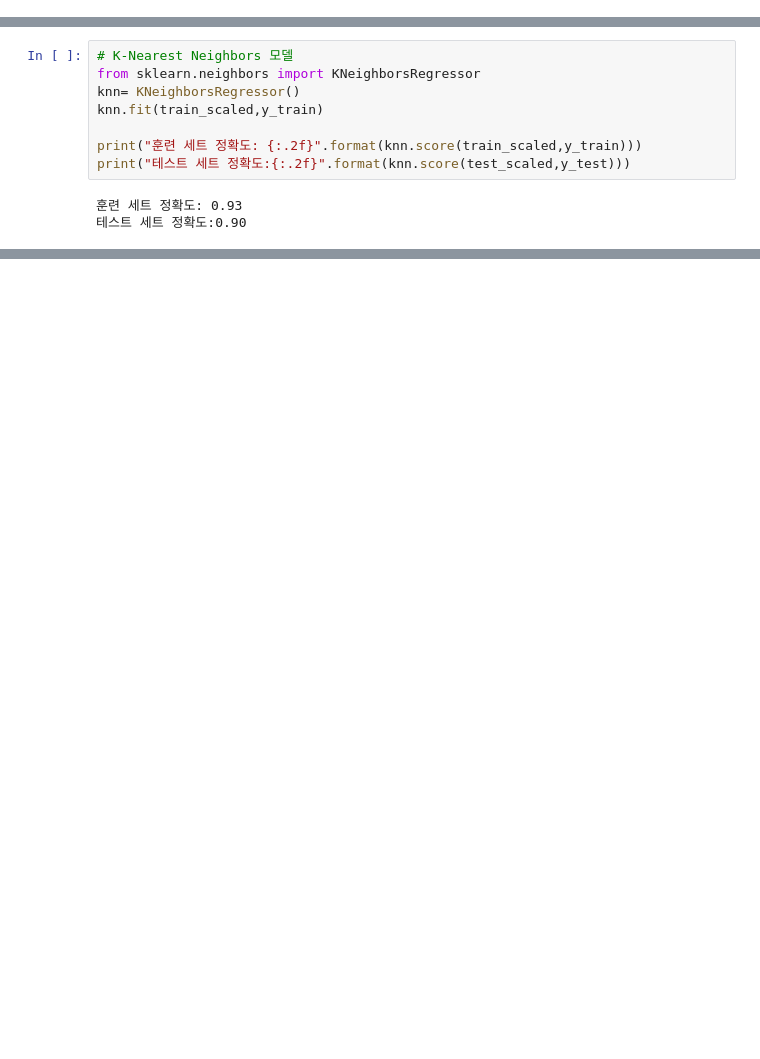
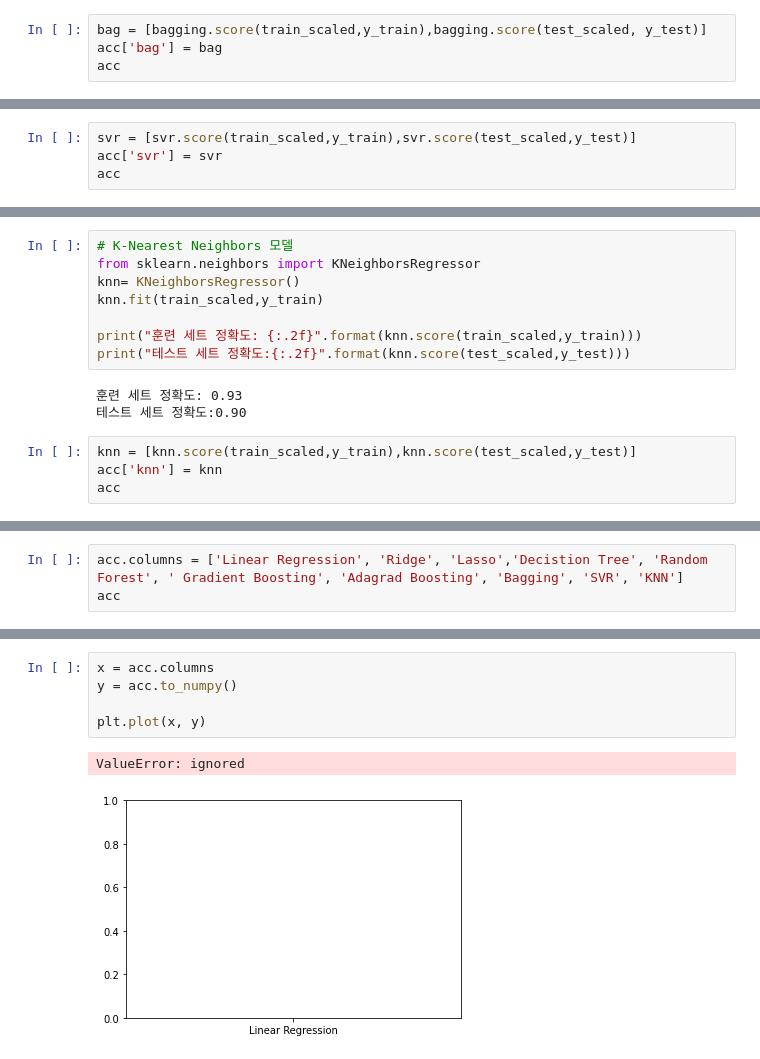
Before and after one commit to SophieShin/ML_selfstudy, a Jupyter notebook: OptionVolatilityEstimation.ipynb, the cells around one changed output, grey strips where cells are left out. Cells and saved outputs as stored; diff of their text form; blank space fills up the shorter version.

```diff
--- a/OptionVolatilityEstimation.ipynb
+++ b/OptionVolatilityEstimation.ipynb
@@ -332,3 +344,7 @@ print('OOB sample Accuracy : {:.3f}'.format(bagging.oob_score_))
 Training accuracy : 0.994
 test Accuracy: 0.969
 OOB sample Accuracy : 0.959
+# %%
+bag = [bagging.score(train_scaled,y_train),bagging.score(test_scaled, y_test)]
+acc['bag'] = bag
+acc
@@ -344,3 +364,7 @@ print("테스트 세트 정확도:{:.2f}".format(svr.score(test_scaled,y_test)))
 # %% [output]
 훈련 세트 정확도: 0.38
 테스트 세트 정확도:0.37
+# %%
+svr = [svr.score(train_scaled,y_train),svr.score(test_scaled,y_test)]
+acc['svr'] = svr
+acc
@@ -355,3 +383,7 @@ print("테스트 세트 정확도:{:.2f}".format(knn.score(test_scaled,y_test)))
 # %% [output]
 훈련 세트 정확도: 0.93
 테스트 세트 정확도:0.90
+# %%
+knn = [knn.score(train_scaled,y_train),knn.score(test_scaled,y_test)]
+acc['knn'] = knn
+acc
@@ -357,0 +394,3 @@ print("테스트 세트 정확도:{:.2f}".format(knn.score(test_scaled,y_test)))
+# %%
+acc.columns = ['Linear Regression', 'Ridge', 'Lasso','Decistion Tree', 'Random Forest', ' Gradient Boosting', 'Adagrad Boosting', 'Bagging', 'SVR', 'KNN']
+acc
@@ -357,0 +408,8 @@ print("테스트 세트 정확도:{:.2f}".format(knn.score(test_scaled,y_test)))
+# %%
+x = acc.columns
+y = acc.to_numpy()
+
+plt.plot(x, y)
+# %% [output]
+ValueError: ignored
+[figure, added]
```
Also changed, not shown: parts of 40 cells of this notebook.
